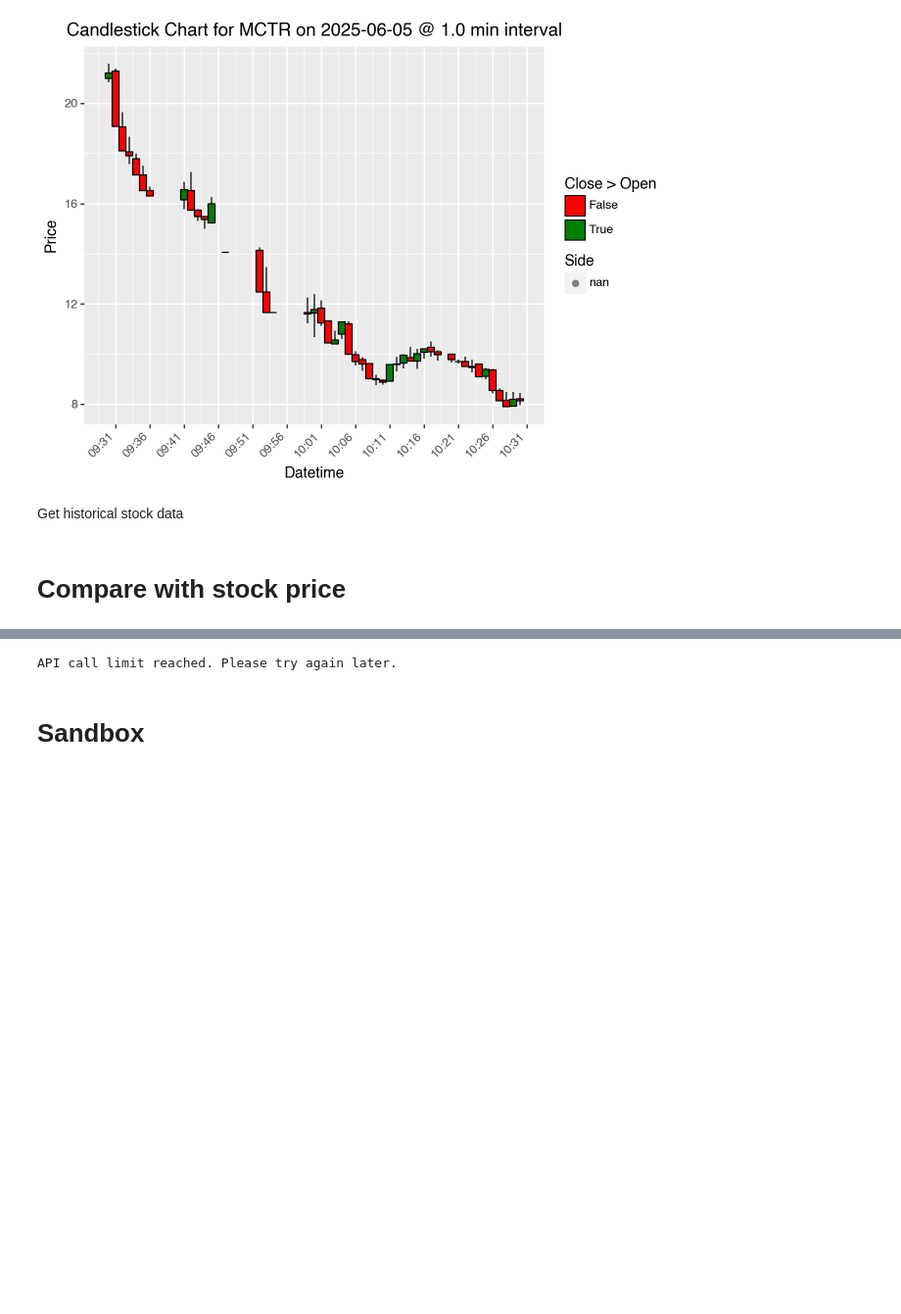
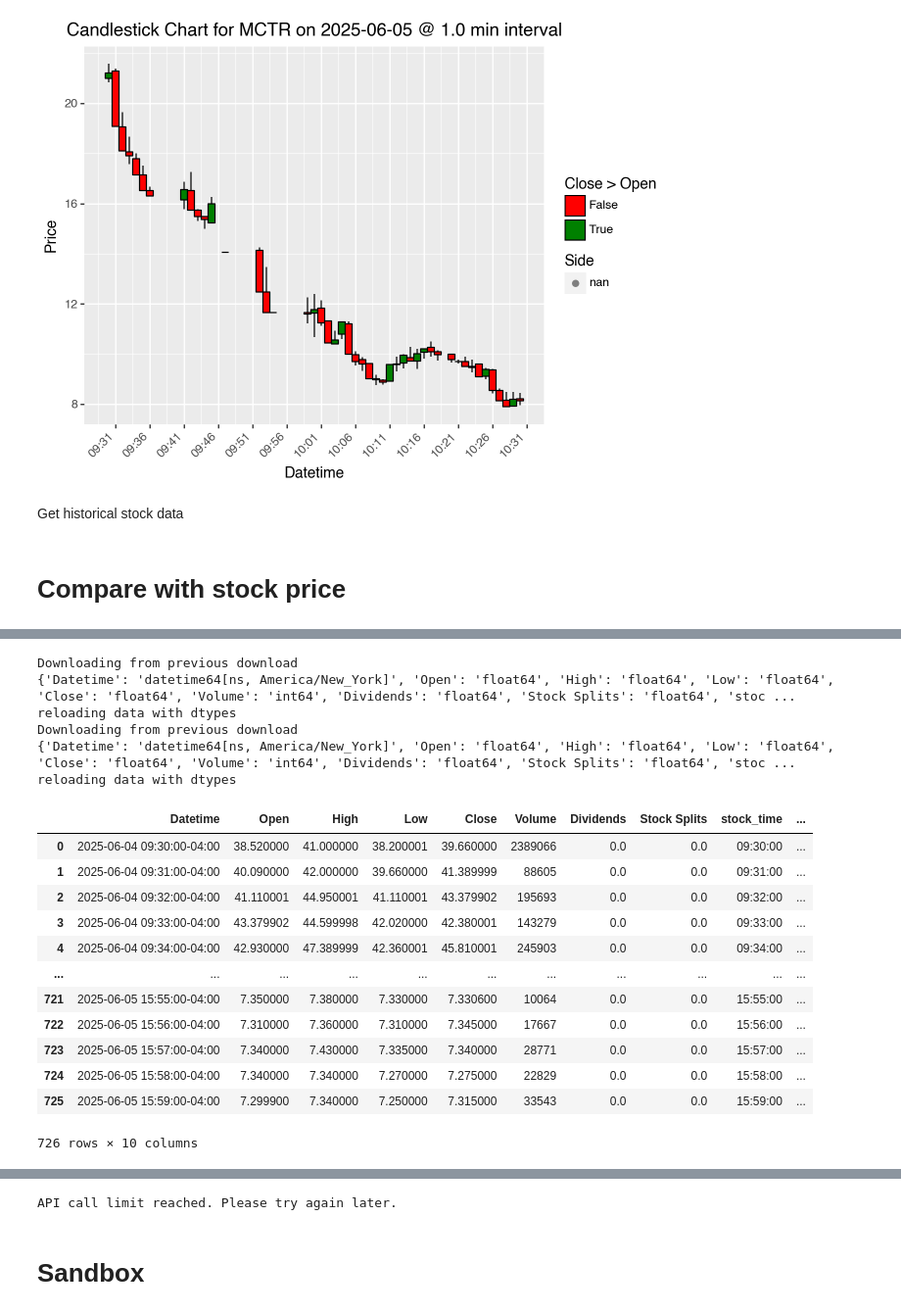
Before and after one commit to sbs87/Random_Projects, a Jupyter notebook: day_trading/src/DayTrader_Analysis.ipynb, the cells around one changed output, grey strips where cells are left out. Shown at 98% size. Drawn from its saved outputs; the diff is of its cells as text; code cells hidden in the pictures; blank space fills up the shorter version.

```diff
--- a/stock_reccomender/DayTrader_Analysis.ipynb
+++ b/day_trading/src/DayTrader_Analysis.ipynb
@@ -798 +890,41 @@ NotImplementedError: Extension Array: <class 'pandas.core.arrays.datetimes.Datet
+# %%
+get_stock_data_wrapper(stmbol="MCTR",
+                       source = "yfinance",
+                       start_date="2025-06-04",
+                       end_date="2025-06-05",
+                       stock_interval="1m",
+                       download_file_path="/Users/stevensmith/Documents/Other/Financials/Day_trade_stocks/yfinance/MCTR_TEST_1m.tsv", dl_info=True,
+                       load_from_file="/Users/stevensmith/Documents/Other/Financials/Day_trade_stocks/yfinance/MCTR_TEST_1m.tsv",api_key=ALPHA_ADVANTAGE_KEY,debug=True)
+
+
+get_stock_data_wrapper(stmbol="MCTR",
+                                           source =  "yfinance",
+                                           start_date="2025-06-04",
+                                           end_date="2025-06-05",
+                                           stock_interval="1m",
+                                           download_file_path="/Users/stevensmith/Documents/Other/Financials/Day_trade_stocks/yfinance/MCTR_TEST_1m.tsv",
+                                           dl_info=True,
+                                           load_from_file="/Users/stevensmith/Documents/Other/Financials/Day_trade_stocks/yfinance/MCTR_TEST_1m.tsv",
+                                           api_key=ALPHA_ADVANTAGE_KEY,
+                                           debug=True)
+# %% [output]
+Downloading from previous download
+{'Datetime': 'datetime64[ns, America/New_York]', 'Open': 'float64', 'High': 'float64', 'Low': 'float64', 'Close': 'float64', 'Volume': 'int64', 'Dividends': 'float64', 'Stock Splits': 'float64', 'stoc ...
+reloading data with dtypes
+Downloading from previous download
+{'Datetime': 'datetime64[ns, America/New_York]', 'Open': 'float64', 'High': 'float64', 'Low': 'float64', 'Close': 'float64', 'Volume': 'int64', 'Dividends': 'float64', 'Stock Splits': 'float64', 'stoc ...
+reloading data with dtypes
+|  | Datetime | Open | High | Low | Close | Volume | Dividends | Stock Splits | stock_time | ... |
+| 0 | 2025-06-04 09:30:00-04:00 | 38.520000 | 41.000000 | 38.200001 | 39.660000 | 2389066 | 0.0 | 0.0 | 09:30:00 | ... |
+| 1 | 2025-06-04 09:31:00-04:00 | 40.090000 | 42.000000 | 39.660000 | 41.389999 | 88605 | 0.0 | 0.0 | 09:31:00 | ... |
+| 2 | 2025-06-04 09:32:00-04:00 | 41.110001 | 44.950001 | 41.110001 | 43.379902 | 195693 | 0.0 | 0.0 | 09:32:00 | ... |
+| 3 | 2025-06-04 09:33:00-04:00 | 43.379902 | 44.599998 | 42.020000 | 42.380001 | 143279 | 0.0 | 0.0 | 09:33:00 | ... |
+| 4 | 2025-06-04 09:34:00-04:00 | 42.930000 | 47.389999 | 42.360001 | 45.810001 | 245903 | 0.0 | 0.0 | 09:34:00 | ... |
+| ... | ... | ... | ... | ... | ... | ... | ... | ... | ... | ... |
+| 721 | 2025-06-05 15:55:00-04:00 | 7.350000 | 7.380000 | 7.330000 | 7.330600 | 10064 | 0.0 | 0.0 | 15:55:00 | ... |
+| 722 | 2025-06-05 15:56:00-04:00 | 7.310000 | 7.360000 | 7.310000 | 7.345000 | 17667 | 0.0 | 0.0 | 15:56:00 | ... |
+| 723 | 2025-06-05 15:57:00-04:00 | 7.340000 | 7.430000 | 7.335000 | 7.340000 | 28771 | 0.0 | 0.0 | 15:57:00 | ... |
+| 724 | 2025-06-05 15:58:00-04:00 | 7.340000 | 7.340000 | 7.270000 | 7.275000 | 22829 | 0.0 | 0.0 | 15:58:00 | ... |
+| 725 | 2025-06-05 15:59:00-04:00 | 7.299900 | 7.340000 | 7.250000 | 7.315000 | 33543 | 0.0 | 0.0 | 15:59:00 | ... |
+726 rows × 10 columns
 # %%
```
Also changed, not shown: parts of 7 cells of this notebook.
